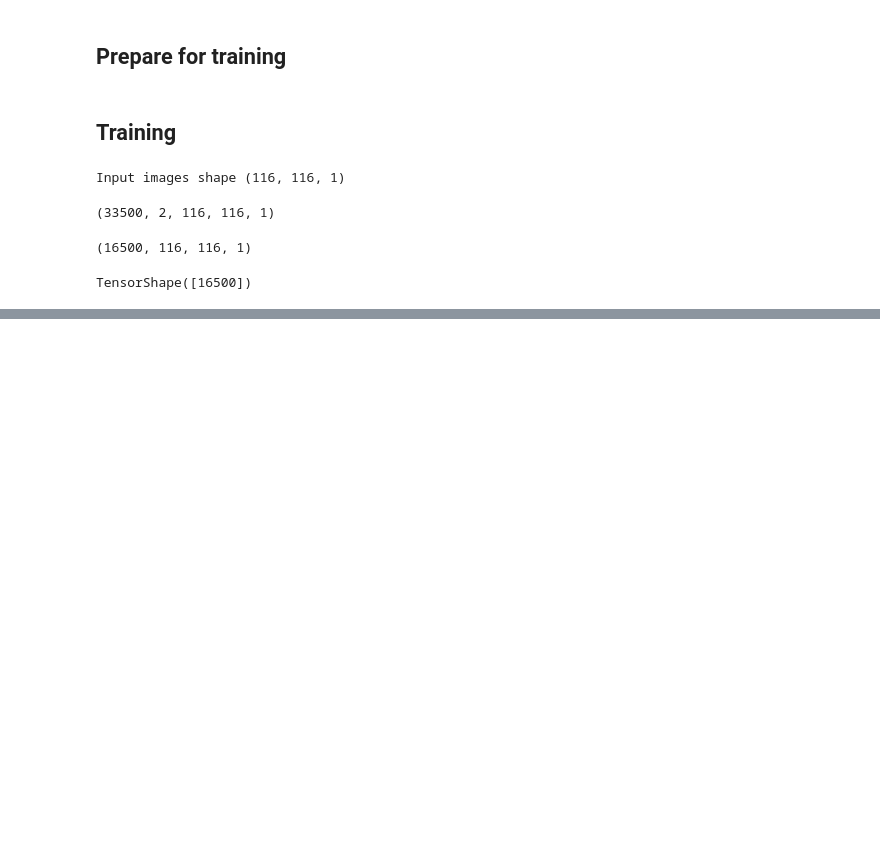
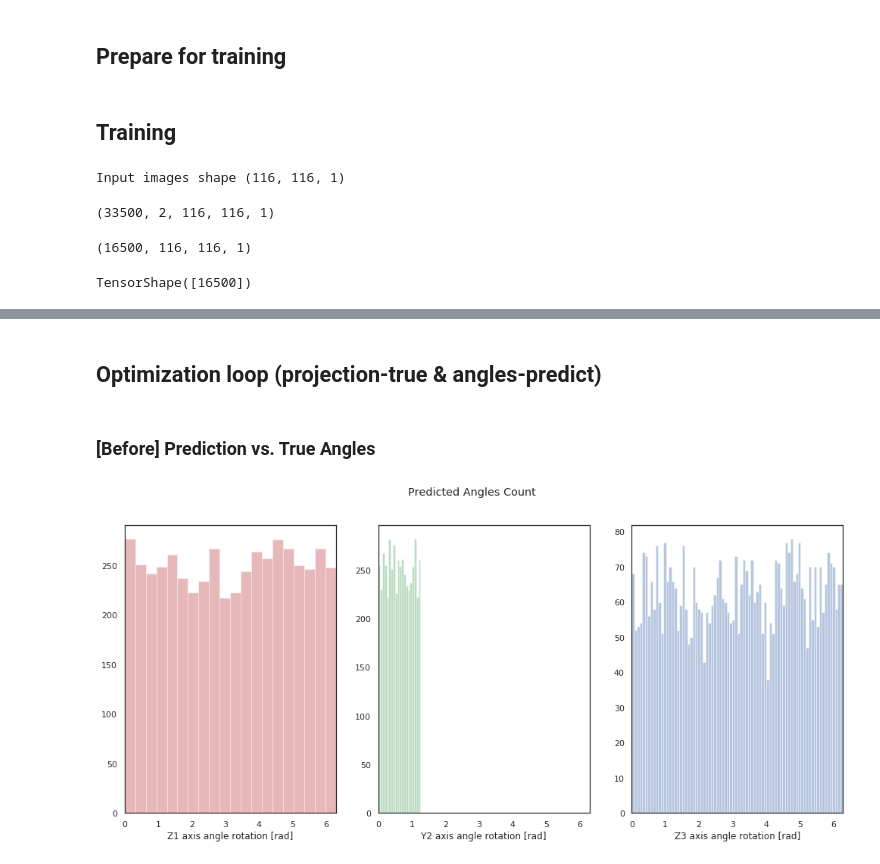
Before and after one commit to JelenaBanjac/protein-reconstruction, a Jupyter notebook: notebooks/Siamese_KERAS-protein.ipynb, the cells around one changed output, grey strips where cells are left out. Saved outputs shown, nothing was run; the diff lists cells and outputs as text; code cells hidden in the pictures; blank space fills up the shorter version.

```diff
--- a/notebooks/Siamese_KERAS-protein.ipynb
+++ b/notebooks/Siamese_KERAS-protein.ipynb
@@ -458,0 +623,19 @@ true:      1.3762474060058594
+# %% [markdown]
+## Optimization loop (projection-true & angles-predict)
+# %% [markdown]
+### [Before] Prediction vs. True Angles
+# %%
+angles_predicted_plot = np.array([ np.array([(y%(2*np.pi)) for y in x.numpy()]) for x in angles_predicted])
+
+
+fig, axs = plt.subplots(1, 3, figsize=(17,7))
+axs[0].set_xlim(0,2*np.pi)
+axs[1].set_xlim(0,2*np.pi)
+axs[2].set_xlim(0,2*np.pi)
+plt.suptitle("Predicted Angles Count")
+
+sns.distplot(angles_predicted_plot[:,0], kde=False, bins=20, ax=axs[0], axlabel="Z1 axis angle rotation [rad]", color="r")
+sns.distplot(angles_predicted_plot[:,1], kde=False, bins=20, ax=axs[1], axlabel="Y2 axis angle rotation [rad]", color="g")
+sns.distplot(angles_predicted_plot[:,2], kde=False, bins=80, ax=axs[2], axlabel="Z3 axis angle rotation [rad]", color="b");
+# %% [output]
+[figure, added]
```
Also changed, not shown: parts of 27 cells of this notebook, 1 other file.
